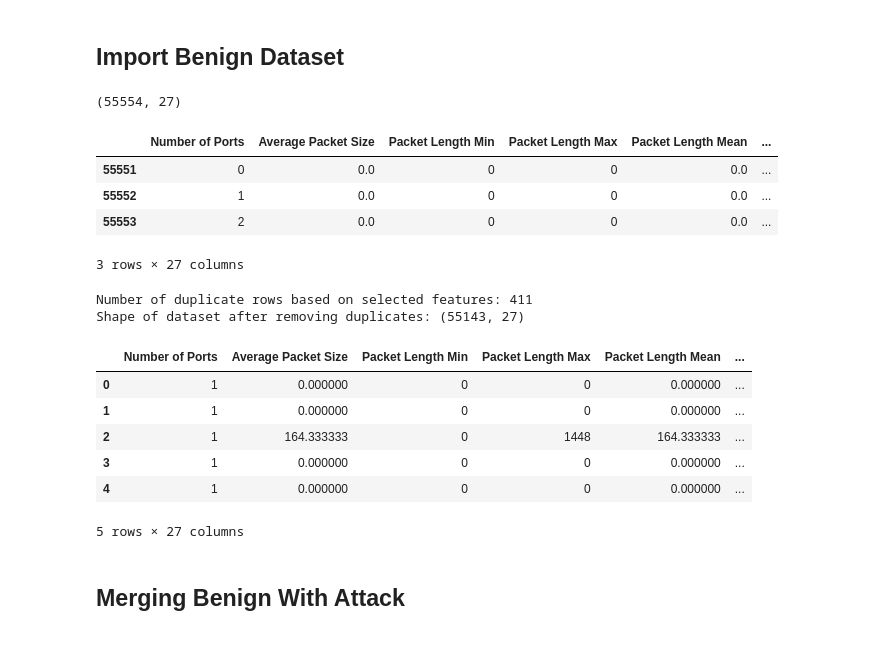
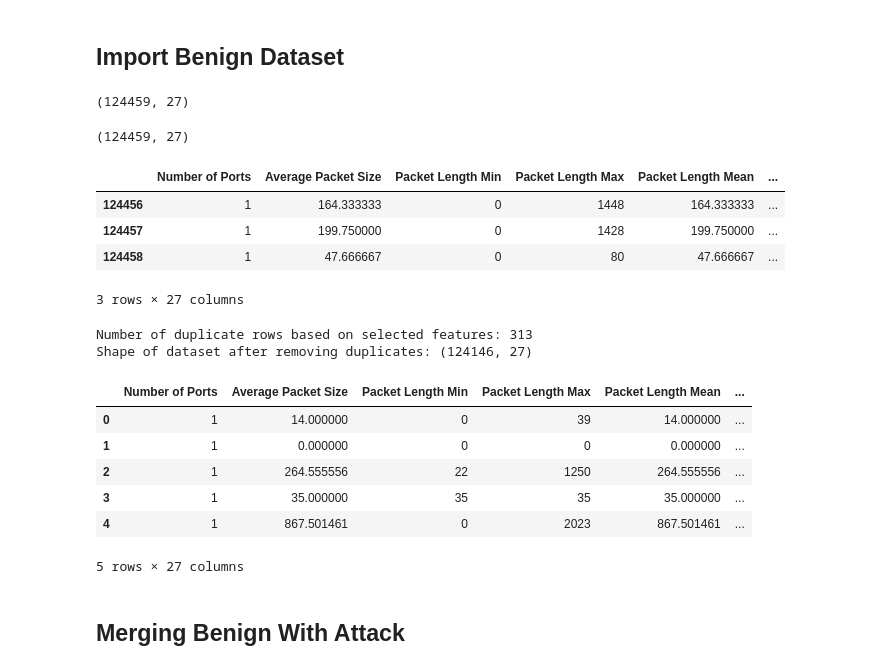
Before and after one commit to Shayhha/NetSpect, a Jupyter notebook: src/models/create_port_scan_dos_hulk_goldeneye_model.ipynb, the cells around one changed output. Drawn from its saved outputs; the diff is of its cells as text; code cells hidden in the pictures.

```diff
--- a/src/models/create_port_scan_dos_hulk_goldeneye_model.ipynb
+++ b/src/models/create_port_scan_dos_hulk_goldeneye_model.ipynb
@@ -238,24 +249,27 @@ mergedPortDosDataset.tail(3)
 ## Import Benign Dataset
 # %%
 # import the bening datasets
-benign1 = pd.read_csv('full_benign_2.csv')
-benign2 = pd.read_csv('benign_dataset_7.csv')
+benign1 = pd.read_csv('full_benign_6.csv')
+benign1.shape
+# %% [output]
+(124459, 27)
 # %%
 # merge the benign
-mergedBenign = pd.concat([benign1, benign2], axis=0)
-mergedBenign = mergedBenign.sample(frac=1, random_state=42).reset_index(drop=True)
+# mergedBenign = pd.concat([benign1, benign2], axis=0)
+# mergedBenign = mergedBenign.sample(frac=1, random_state=42).reset_index(drop=True)
+mergedBenign = benign1
 
 # adding a label to the dataset
 mergedBenign['Label'] = 'BENIGN'
 
 print(mergedBenign.shape)
 mergedBenign.tail(3)
 # %% [output]
-(55554, 27)
+(124459, 27)
 |  | Number of Ports | Average Packet Size | Packet Length Min | Packet Length Max | Packet Length Mean | ... |
-| 55551 | 0 | 0.0 | 0 | 0 | 0.0 | ... |
-| 55552 | 1 | 0.0 | 0 | 0 | 0.0 | ... |
-| 55553 | 2 | 0.0 | 0 | 0 | 0.0 | ... |
+| 124456 | 1 | 164.333333 | 0 | 1448 | 164.333333 | ... |
+| 124457 | 1 | 199.750000 | 0 | 1428 | 199.750000 | ... |
+| 124458 | 1 | 47.666667 | 0 | 80 | 47.666667 | ... |
 3 rows × 27 columns
 # %%
 # check for duplicates in the subset of selected features
@@ -267,17 +281,17 @@ print(f"Number of duplicate rows based on selected features: {numDuplicates}")
 mergedBenign = mergedBenign.drop_duplicates(keep='first')
 print(f"Shape of dataset after removing duplicates: {mergedBenign.shape}")
 # %% [output]
-Number of duplicate rows based on selected features: 411
-Shape of dataset after removing duplicates: (55143, 27)
+Number of duplicate rows based on selected features: 313
+Shape of dataset after removing duplicates: (124146, 27)
 # %%
 mergedBenign.head(5)
 # %% [output]
 |  | Number of Ports | Average Packet Size | Packet Length Min | Packet Length Max | Packet Length Mean | ... |
-| 0 | 1 | 0.000000 | 0 | 0 | 0.000000 | ... |
+| 0 | 1 | 14.000000 | 0 | 39 | 14.000000 | ... |
 | 1 | 1 | 0.000000 | 0 | 0 | 0.000000 | ... |
-| 2 | 1 | 164.333333 | 0 | 1448 | 164.333333 | ... |
-| 3 | 1 | 0.000000 | 0 | 0 | 0.000000 | ... |
-| 4 | 1 | 0.000000 | 0 | 0 | 0.000000 | ... |
+| 2 | 1 | 264.555556 | 22 | 1250 | 264.555556 | ... |
+| 3 | 1 | 35.000000 | 35 | 35 | 35.000000 | ... |
+| 4 | 1 | 867.501461 | 0 | 2023 | 867.501461 | ... |
 5 rows × 27 columns
 # %%
 # mergedBenign.to_csv('full_benign_3.csv', index=False)
```
Also changed, not shown: parts of 10 cells of this notebook, 4 other files.
